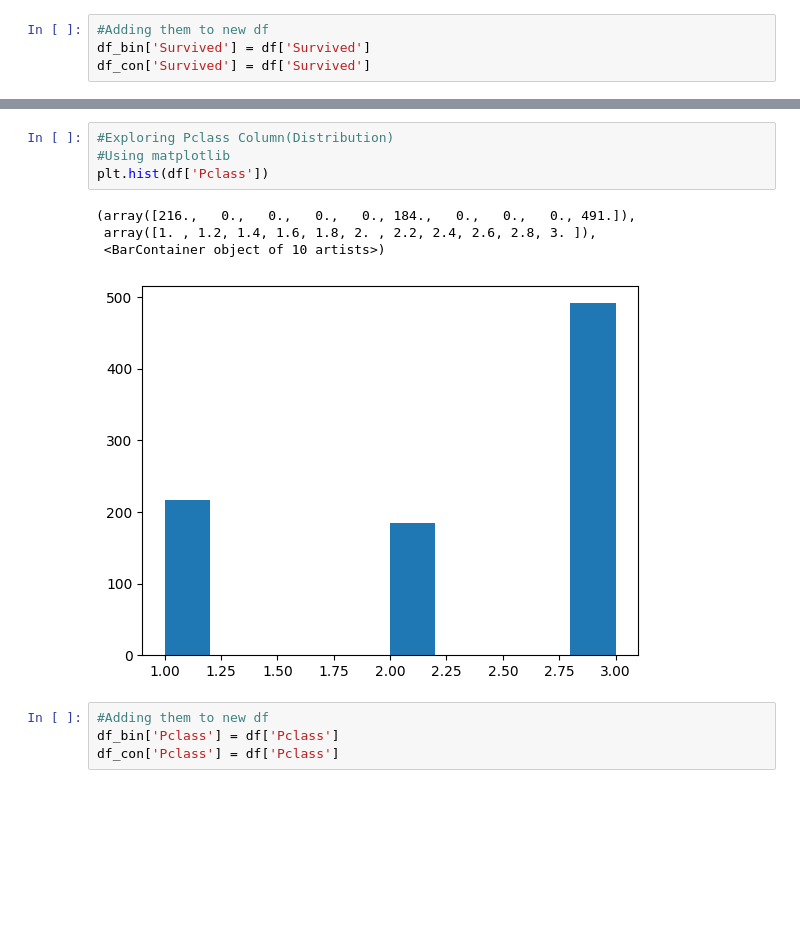
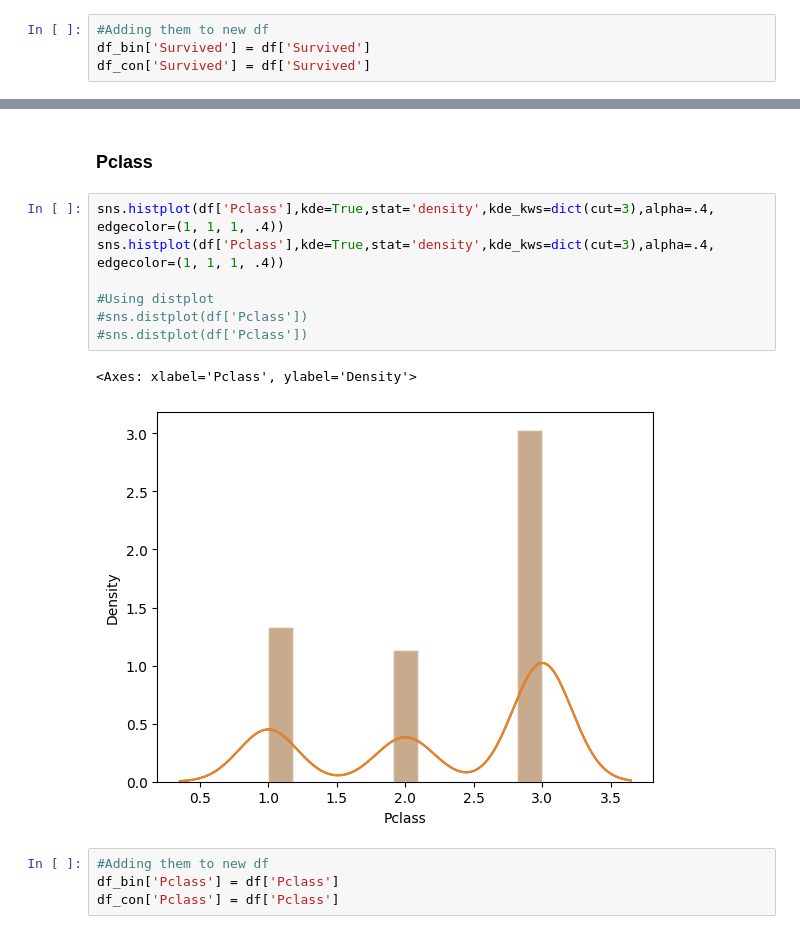
Before and after one commit to KaustubhKasture/Essential-Datasets, a Jupyter notebook: Titanic.ipynb, the cells around one changed output, grey strips where cells are left out. Saved outputs shown, nothing was run; the diff lists cells and outputs as text; blank space fills up the shorter version.

```diff
--- a/Titanic.ipynb
+++ b/Titanic.ipynb
@@ -141,12 +126,15 @@ https://gist.github.com/mwaskom/de44147ed2974457ad6372750bbe5751
-# %%
-#Exploring Pclass Column(Distribution)
-#Using matplotlib
-plt.hist(df['Pclass'])
-# %% [output]
-(array([216.,   0.,   0.,   0.,   0., 184.,   0.,   0.,   0., 491.]),
- array([1. , 1.2, 1.4, 1.6, 1.8, 2. , 2.2, 2.4, 2.6, 2.8, 3. ]),
- <BarContainer object of 10 artists>)
-[figure, removed]
+# %% [markdown]
+### Pclass
+# %%
+sns.histplot(df['Pclass'],kde=True,stat='density',kde_kws=dict(cut=3),alpha=.4, edgecolor=(1, 1, 1, .4))
+sns.histplot(df['Pclass'],kde=True,stat='density',kde_kws=dict(cut=3),alpha=.4, edgecolor=(1, 1, 1, .4))
+
+#Using distplot
+#sns.distplot(df['Pclass'])
+#sns.distplot(df['Pclass'])
+# %% [output]
+<Axes: xlabel='Pclass', ylabel='Density'>
+[figure, added]
 # %%
 #Adding them to new df
 df_bin['Pclass'] = df['Pclass']
```
Also changed, not shown: parts of 24 cells of this notebook.
